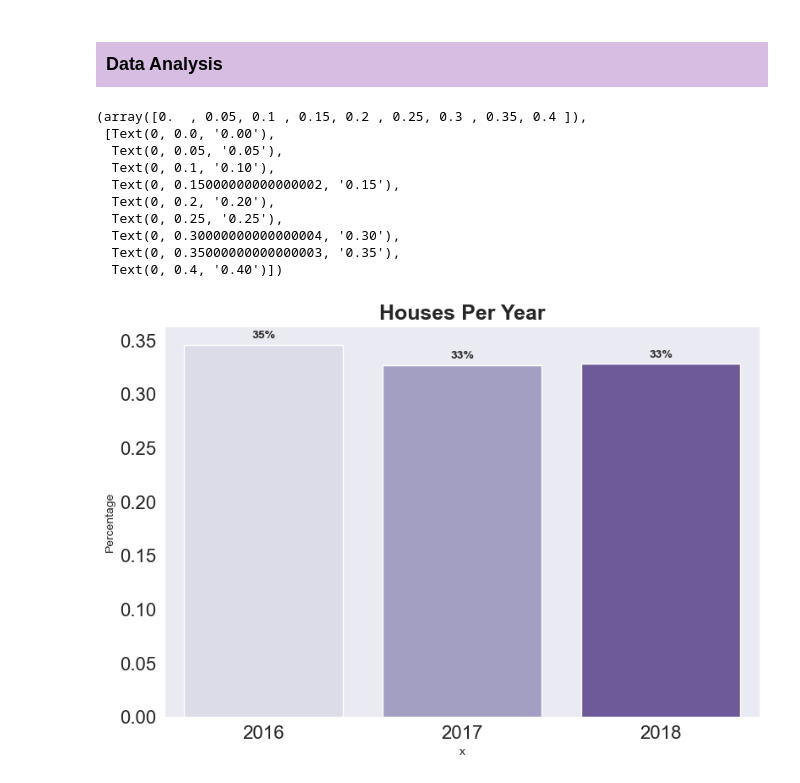
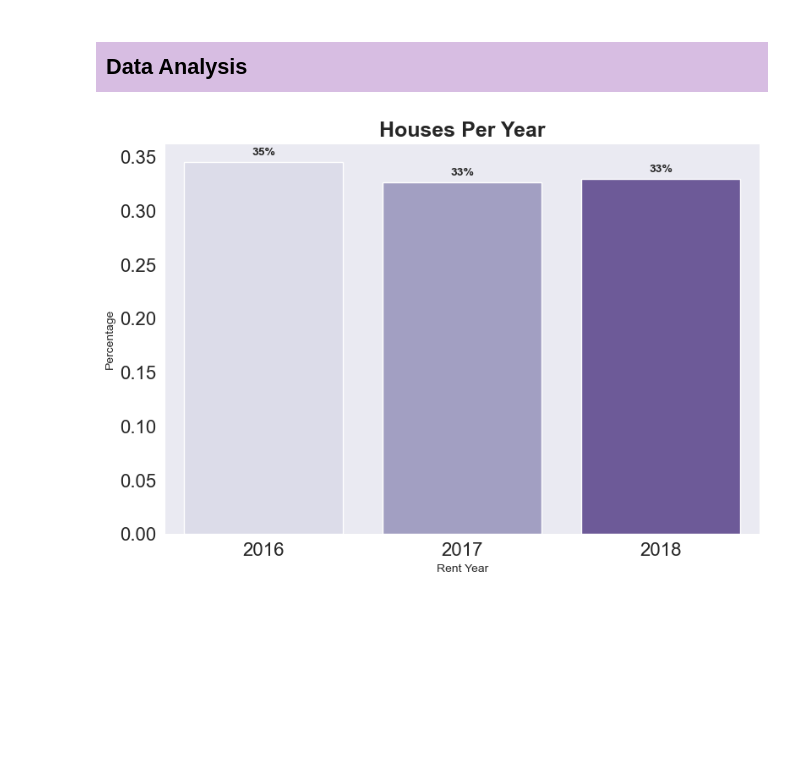
Before and after one commit to jhonnovax/House-Price-Prediction, a Jupyter notebook: house-price-prediction.ipynb, the cells around one changed output. Cells and saved outputs as stored; diff of their text form; code cells hidden in the pictures; blank space fills up the shorter version.

```diff
--- a/house-price-prediction.ipynb
+++ b/house-price-prediction.ipynb
@@ -78,2 +163,5 @@ Cleaning House types there are 1 value with 'd' so it will be replaced by 'Duple
 # %%
-df['Type'].replace(['d'], 'Duplex', inplace = True)
+df['City'].replace([' Dhaka'], 'Dhaka', inplace = True)
+df['View'].replace(['west'], 'West', inplace = True)
+df = df.drop(df[df['City'] != 'Dhaka'].index)
+df = df.drop(df[df['Type'] == 'd'].index)
@@ -82,6 +167,0 @@ Cleaning city values nan values and extra spaces
-# %%
-df['City'].replace([' Dhaka'], 'Dhaka', inplace = True)
-df['City'].replace([' Badda'], 'Badda', inplace = True)
-df['City'].replace([' Malibagh'], 'Malibagh', inplace = True)
-df['City'].replace([' Banasree'], 'Banasree', inplace = True)
-df['City'].replace([np.nan], 'Other', inplace = True)
@@ -126,28 +181,20 @@ plt.show()
 # %% [markdown]
-<h3 style = "font-family: Comic Sans MS;background-color:#D7BDE2;padding:10px">Data Analysis</h3>
+<h2 style = "font-family: Comic Sans MS;background-color:#D7BDE2;padding:10px">Data Analysis</h2>
 # %%
 plt.figure(figsize = (20,6))
 plt.subplot(1,2,1)
-eda_percentage = df['Rent Year'].value_counts(normalize = True).rename_axis('x').reset_index(name = 'Percentage')
-ax = sns.barplot(x = 'x', y = 'Percentage', data = eda_percentage, palette = 'Purples')
+eda_percentage = df['Rent Year'].value_counts(normalize = True).rename_axis('Rent Year').reset_index(name = 'Percentage')
+ax = sns.barplot(x = 'Rent Year', y = 'Percentage', data = eda_percentage, palette = 'Purples')
 for p in ax.patches:
     width = p.get_width()
     height = p.get_height()
     x, y = p.get_xy()
     ax.annotate(f'{height:.0%}', (x + width/2, y + height*1.02), ha='center', fontweight='bold')
 
 plt.title('Houses Per Year', fontsize=18, fontweight='bold')
 plt.xticks(fontsize=16)
 plt.yticks(fontsize=16)
+
+plt.show()
 # %% [output]
-(array([0.  , 0.05, 0.1 , 0.15, 0.2 , 0.25, 0.3 , 0.35, 0.4 ]),
- [Text(0, 0.0, '0.00'),
-  Text(0, 0.05, '0.05'),
-  Text(0, 0.1, '0.10'),
-  Text(0, 0.15000000000000002, '0.15'),
-  Text(0, 0.2, '0.20'),
-  Text(0, 0.25, '0.25'),
-  Text(0, 0.30000000000000004, '0.30'),
-  Text(0, 0.35000000000000003, '0.35'),
-  Text(0, 0.4, '0.40')])
-[figure, old version]
+[figure, new version]
```
Also changed, not shown: parts of 41 cells of this notebook.
